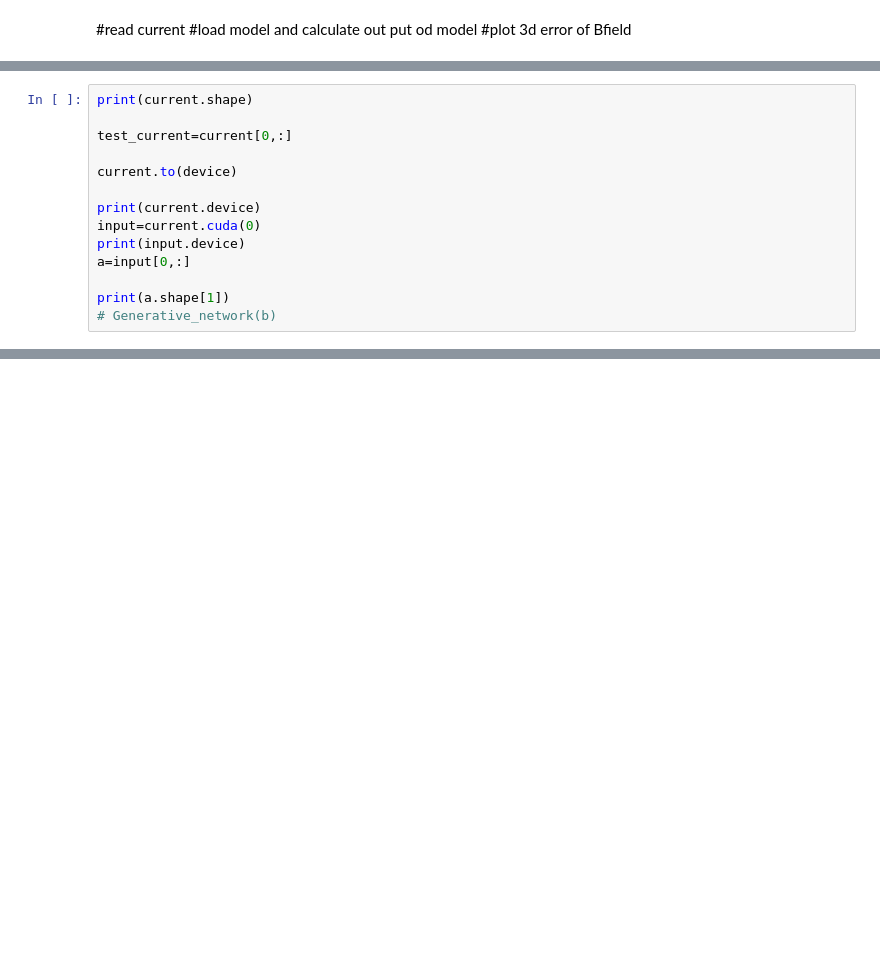
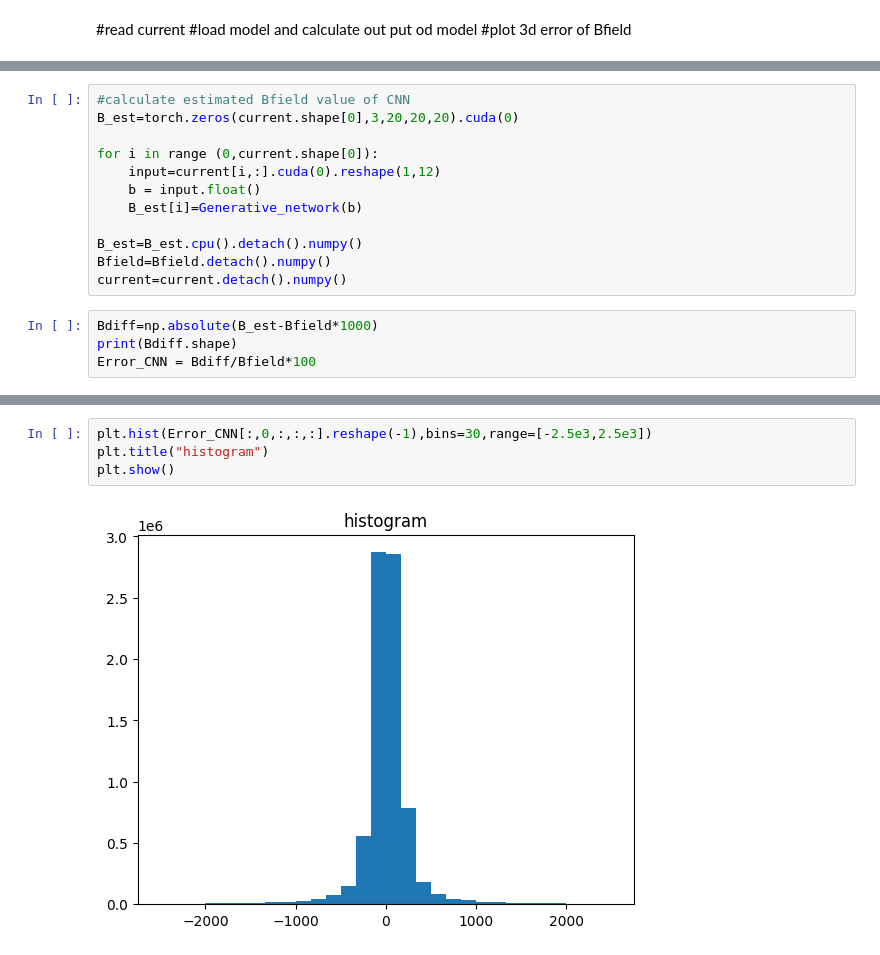
Before and after one commit to Junang-Wang/Qubot_Elastica, a Jupyter notebook: Modeling eMNS/CNN_satatics.ipynb, the cells around one changed output, grey strips where cells are left out. Drawn from its saved outputs; the diff is of its cells as text; blank space fills up the shorter version.

```diff
--- a/Modeling eMNS/CNN_satatics.ipynb
+++ b/Modeling eMNS/CNN_satatics.ipynb
@@ -55,17 +56,3 @@ filepattern = "MagneticField[0-9]*.txt"
 current,data = ReadCurrentAndField_CNN (foldername,filepattern)
 position = data[:,0:3,0:20,0:20,0:20]
 Bfield = data[:,3:,0:20,0:20,0:20]
-# %%
-print(current.shape)
-
-test_current=current[0,:]
-
-current.to(device)
-
-print(current.device)
-input=current.cuda(0)
-print(input.device)
-a=input[0,:]
-
-print(a.shape[1])
-# Generative_network(b)
@@ -76,0 +65,16 @@ IndexError: tuple index out of range
+# %%
+#calculate estimated Bfield value of CNN
+B_est=torch.zeros(current.shape[0],3,20,20,20).cuda(0)
+
+for i in range (0,current.shape[0]):
+    input=current[i,:].cuda(0).reshape(1,12)
+    b = input.float()
+    B_est[i]=Generative_network(b)
+
+B_est=B_est.cpu().detach().numpy()
+Bfield=Bfield.detach().numpy()
+current=current.detach().numpy()
+# %%
+Bdiff=np.absolute(B_est-Bfield*1000)
+print(Bdiff.shape)
+Error_CNN = Bdiff/Bfield*100
@@ -76,0 +129,6 @@ IndexError: tuple index out of range
+# %%
+plt.hist(Error_CNN[:,0,:,:,:].reshape(-1),bins=30,range=[-2.5e3,2.5e3])
+plt.title("histogram")
+plt.show()
+# %% [output]
+[figure, added]
```
Also changed, not shown: parts of 7 cells of this notebook, 7 other files.
